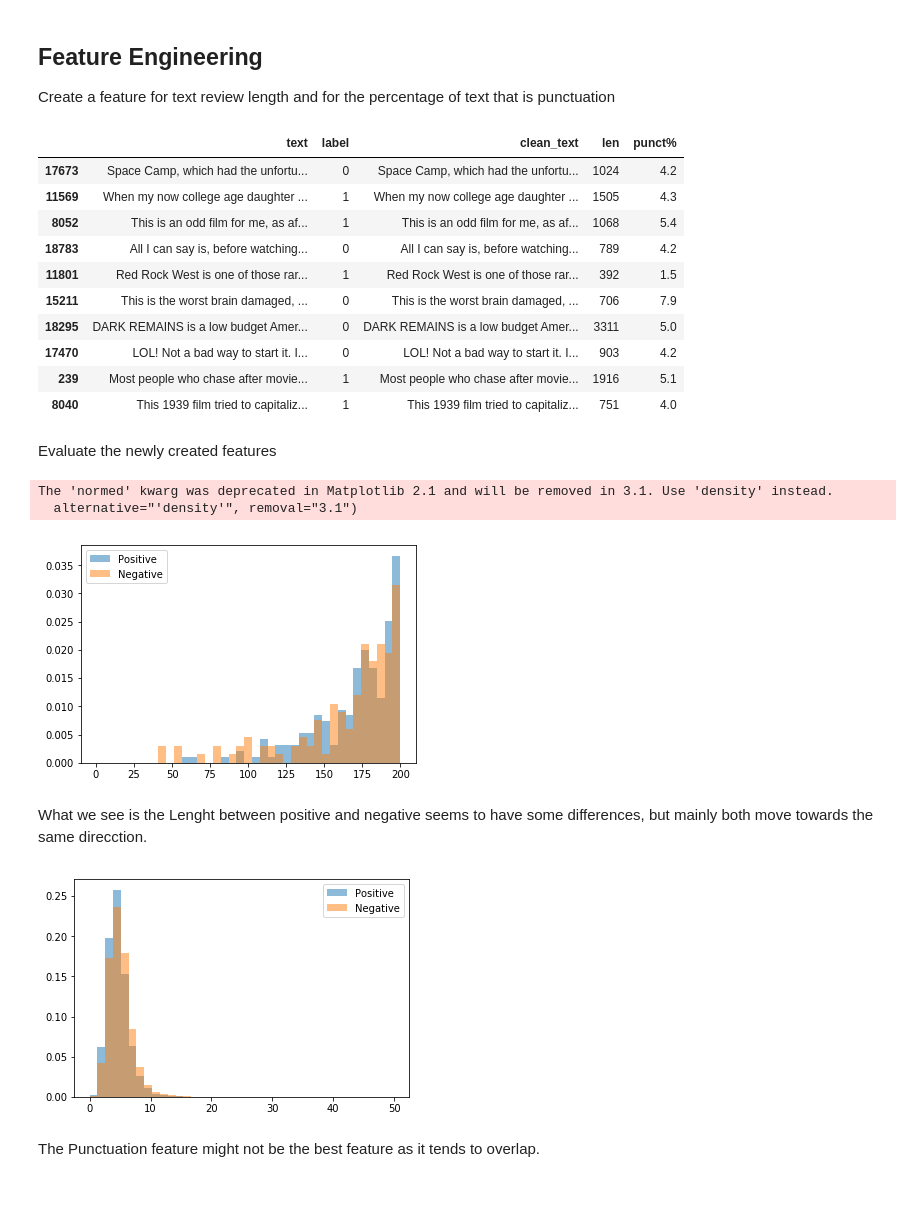
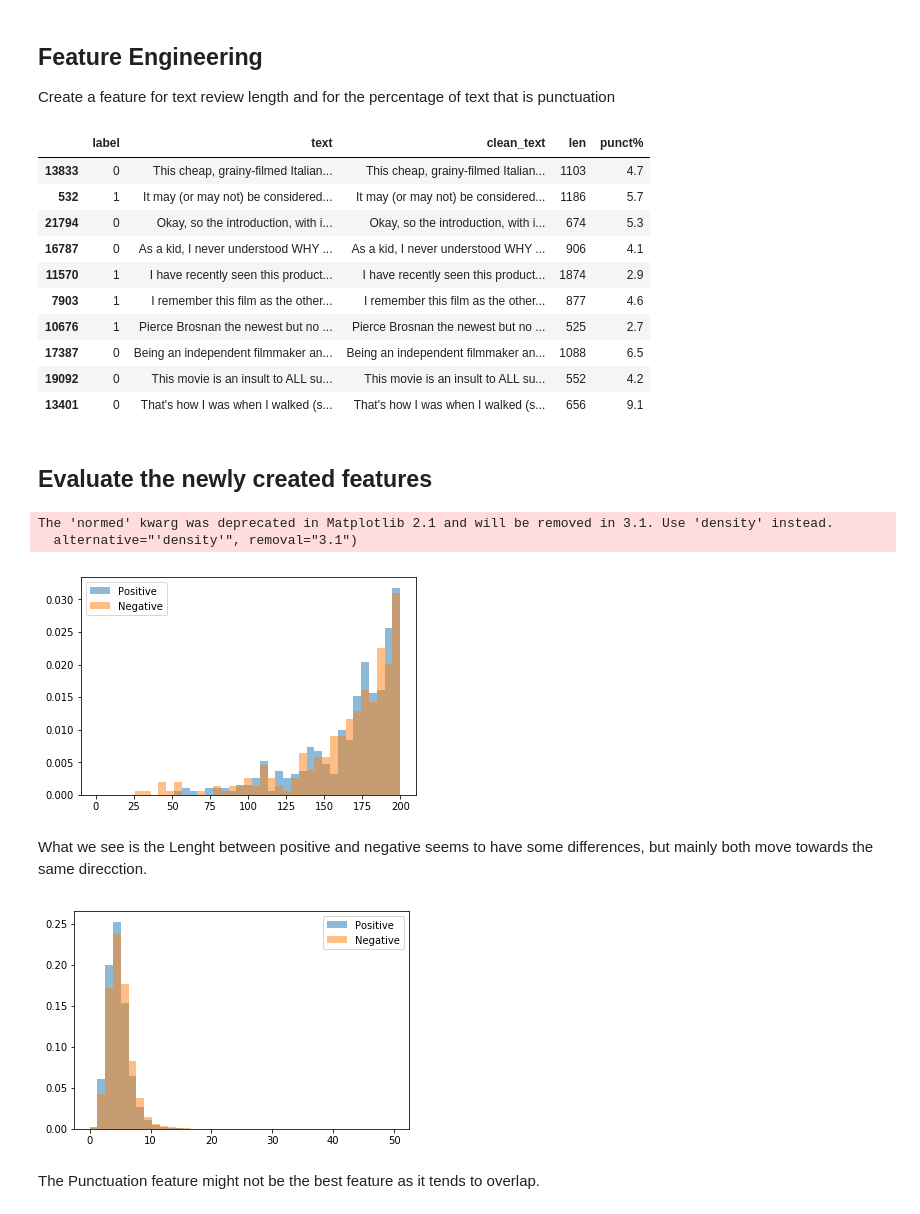
Before and after one commit to JAIR0MEL0/IMDB-Movie-Sentiment, a Jupyter notebook: ML1010MovieReview_JairoMelo.ipynb, the cells around one changed output. Saved outputs shown, nothing was run; the diff lists cells and outputs as text; code cells hidden in the pictures.

```diff
--- a/ML1010MovieReview_JairoMelo.ipynb
+++ b/ML1010MovieReview_JairoMelo.ipynb
@@ -72 +85,4 @@ data_test = pd.DataFrame(dict_new)
+# %%
+frames = [data_train, data_test]
+data = pd.concat(frames)
 # %%
@@ -105,5 +110,6 @@ Stemming:
     Reducing inflection in words to their root forms such as mapping a group of words to the same stem even if the stem itself is not a valid word in the Language
 # %%
 # remove URL's from train and test
-data_train['clean_text'] = data_train['text'].apply(lambda x: re.sub(r'http\S+', '', x))
-data_test['clean_text'] = data_test['text'].apply(lambda x: re.sub(r'http\S+', '', x))
+data['clean_text'] = data['text'].apply(lambda x: re.sub(r'http\S+', '', x))
+# remove whitespaces
+data['clean_text'] = data['clean_text'].apply(lambda x:' '.join(x.split()))
@@ -136,26 +138,23 @@ def count_punct(text):
     count = sum([1 for char in text if char in string.punctuation])
     return round(count/(len(text) - text.count(" ")), 3)*100
 
-data_train['len'] = data_train['text'].apply(lambda x: len(x) - x.count(" "))
-data_train['punct%'] = data_train['text'].apply(lambda x: count_punct(x))
-
-data_test['len'] = data_test['text'].apply(lambda x: len(x) - x.count(" "))
-data_test['punct%'] = data_test['text'].apply(lambda x: count_punct(x))
+data['len'] = data['text'].apply(lambda x: len(x) - x.count(" "))
+data['punct%'] = data['text'].apply(lambda x: count_punct(x))
 # %%
-data_train.sample(10)
+data.sample(10)
 # %% [output]
-|  | text | label | clean_text | len | punct% |
-| 17673 | Space Camp, which had the unfortu... | 0 | Space Camp, which had the unfortu... | 1024 | 4.2 |
-| 11569 | When my now college age daughter ... | 1 | When my now college age daughter ... | 1505 | 4.3 |
-| 8052 | This is an odd film for me, as af... | 1 | This is an odd film for me, as af... | 1068 | 5.4 |
-| 18783 | All I can say is, before watching... | 0 | All I can say is, before watching... | 789 | 4.2 |
-| 11801 | Red Rock West is one of those rar... | 1 | Red Rock West is one of those rar... | 392 | 1.5 |
-| 15211 | This is the worst brain damaged, ... | 0 | This is the worst brain damaged, ... | 706 | 7.9 |
-| 18295 | DARK REMAINS is a low budget Amer... | 0 | DARK REMAINS is a low budget Amer... | 3311 | 5.0 |
-| 17470 | LOL! Not a bad way to start it. I... | 0 | LOL! Not a bad way to start it. I... | 903 | 4.2 |
-| 239 | Most people who chase after movie... | 1 | Most people who chase after movie... | 1916 | 5.1 |
-| 8040 | This 1939 film tried to capitaliz... | 1 | This 1939 film tried to capitaliz... | 751 | 4.0 |
+|  | label | text | clean_text | len | punct% |
+| 13833 | 0 | This cheap, grainy-filmed Italian... | This cheap, grainy-filmed Italian... | 1103 | 4.7 |
+| 532 | 1 | It may (or may not) be considered... | It may (or may not) be considered... | 1186 | 5.7 |
+| 21794 | 0 | Okay, so the introduction, with i... | Okay, so the introduction, with i... | 674 | 5.3 |
+| 16787 | 0 | As a kid, I never understood WHY ... | As a kid, I never understood WHY ... | 906 | 4.1 |
+| 11570 | 1 | I have recently seen this product... | I have recently seen this product... | 1874 | 2.9 |
+| 7903 | 1 | I remember this film as the other... | I remember this film as the other... | 877 | 4.6 |
+| 10676 | 1 | Pierce Brosnan the newest but no ... | Pierce Brosnan the newest but no ... | 525 | 2.7 |
+| 17387 | 0 | Being an independent filmmaker an... | Being an independent filmmaker an... | 1088 | 6.5 |
+| 19092 | 0 | This movie is an insult to ALL su... | This movie is an insult to ALL su... | 552 | 4.2 |
+| 13401 | 0 | That's how I was when I walked (s... | That's how I was when I walked (s... | 656 | 9.1 |
 # %% [markdown]
-Evaluate the newly created features
+## Evaluate the newly created features
 # %%
 from matplotlib import pyplot
@@ -164,26 +163,26 @@ import numpy as np
 # %%
 bins = np.linspace(0, 200, 40)
 
-pyplot.hist(data_train[data_train['label']==1]['len'], bins, alpha=0.5, normed=True, label='Positive')
-pyplot.hist(data_train[data_train['label']==0]['len'], bins, alpha=0.5, normed=True, label='Negative')
+pyplot.hist(data[data['label']==1]['len'], bins, alpha=0.5, normed=True, label='Positive')
+pyplot.hist(data[data['label']==0]['len'], bins, alpha=0.5, normed=True, label='Negative')
 pyplot.legend(loc='upper left')
 pyplot.show()
 # %% [output]
 The 'normed' kwarg was deprecated in Matplotlib 2.1 and will be removed in 3.1. Use 'density' instead.
   alternative="'density'", removal="3.1")
-[figure, old version]
+[figure, new version]
 # %% [markdown]
 What we see is the Lenght between positive and negative seems to have some differences, but mainly both move towards the same direcction.
 # %%
 #Potting the number of puntuation
 bins = np.linspace(0, 50, 40)
 
-pyplot.hist(data_train[data_train['label']==1]['punct%'], bins, alpha=0.5, normed=True, label='Positive')
-pyplot.hist(data_train[data_train['label']==0]['punct%'], bins, alpha=0.5, normed=True, label='Negative')
+pyplot.hist(data[data['label']==1]['punct%'], bins, alpha=0.5, normed=True, label='Positive')
+pyplot.hist(data[data['label']==0]['punct%'], bins, alpha=0.5, normed=True, label='Negative')
 pyplot.legend(loc='upper right')
 pyplot.show()
 # %% [output]
-[figure, old version]
+[figure, new version]
 # %% [markdown]
 The Punctuation feature might not be the best feature as it tends to overlap.
 # %%
```
Also changed, not shown: parts of 47 cells of this notebook.
